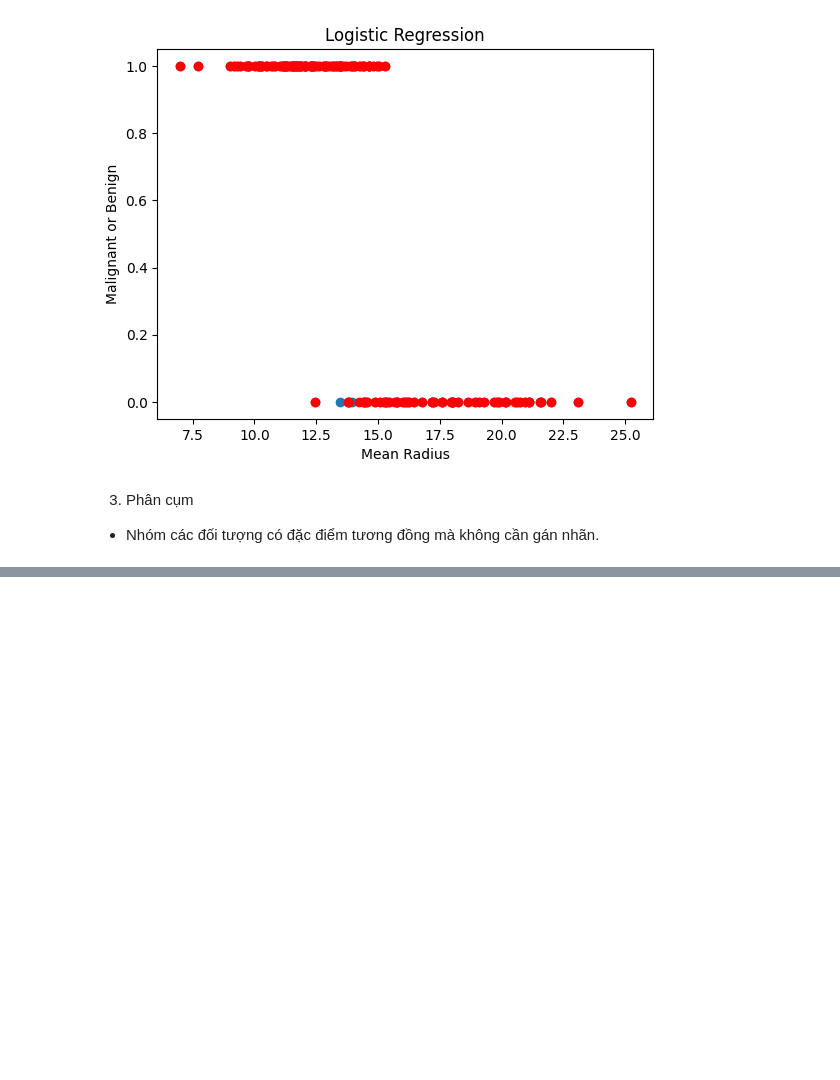
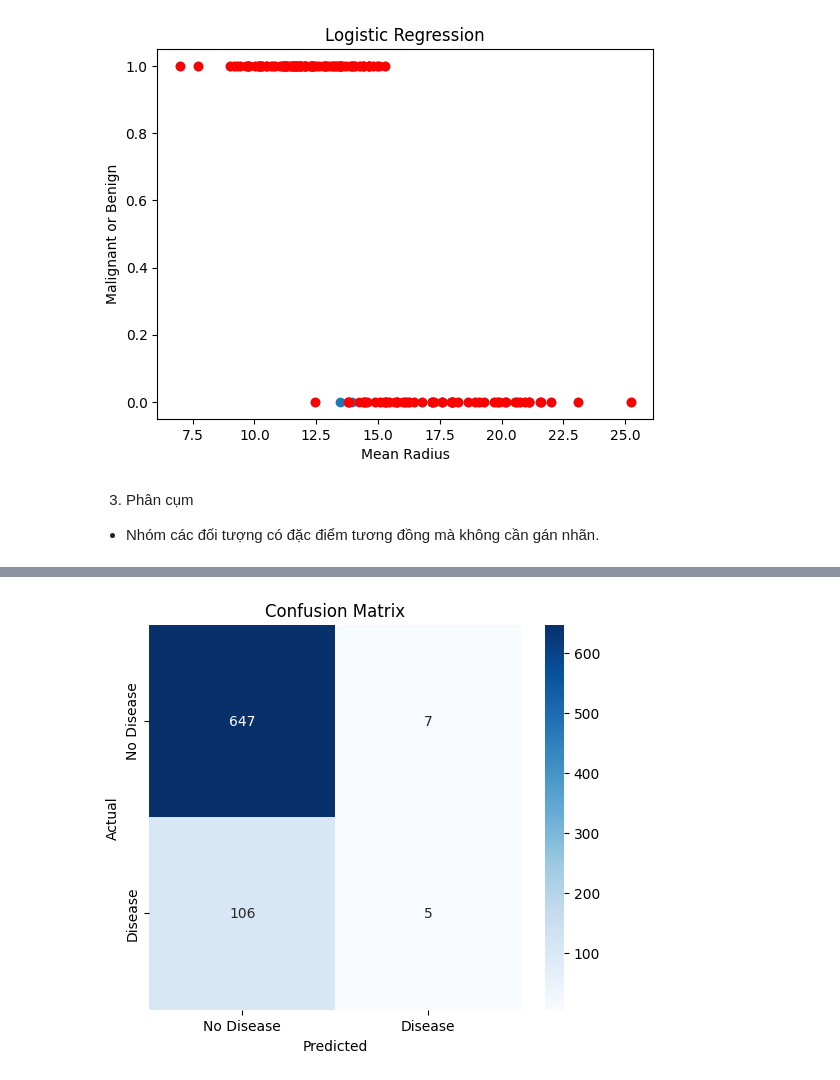
Before and after one commit to thuhangtrg/SoHoa-QuanTriThongTinSo, a Jupyter notebook: LAB4/LAB4_SH.ipynb, the cells around one changed output, grey strips where cells are left out. Drawn from its saved outputs; the diff is of its cells as text; code cells hidden in the pictures; blank space fills up the shorter version.

```diff
--- a/LAB4/LAB4_SH.ipynb
+++ b/LAB4/LAB4_SH.ipynb
@@ -194,0 +261,5 @@ nộp bài ngày: thứ 6 tuần sau
+# %%
+# Chuẩn hóa dữ liệu
+scaler = StandardScaler()
+X_train = scaler.fit_transform(X_train)
+X_test = scaler.transform(X_test)
@@ -194,0 +272,12 @@ nộp bài ngày: thứ 6 tuần sau
+# %%
+# Dự đoán trên tập kiểm tra
+y_pred = model.predict(X_test)
+# %%
+# Đánh giá mô hình
+accuracy = accuracy_score(y_test, y_pred)
+conf_matrix = confusion_matrix(y_test, y_pred)
+report = classification_report(y_test, y_pred)
+
+print(f'Accuracy: {accuracy:.4f}')
+print('Confusion Matrix:\n', conf_matrix)
+print('Classification Report:\n', report)
@@ -194,0 +298,10 @@ nộp bài ngày: thứ 6 tuần sau
+# %%
+# Vẽ heatmap cho ma trận nhầm lẫn
+plt.figure(figsize=(6, 5))
+sns.heatmap(conf_matrix, annot=True, fmt='d', cmap='Blues', xticklabels=['No Disease', 'Disease'], yticklabels=['No Disease', 'Disease'])
+plt.xlabel('Predicted')
+plt.ylabel('Actual')
+plt.title('Confusion Matrix')
+plt.show()
+# %% [output]
+[figure, added]
```
Also changed, not shown: parts of 25 cells of this notebook.
